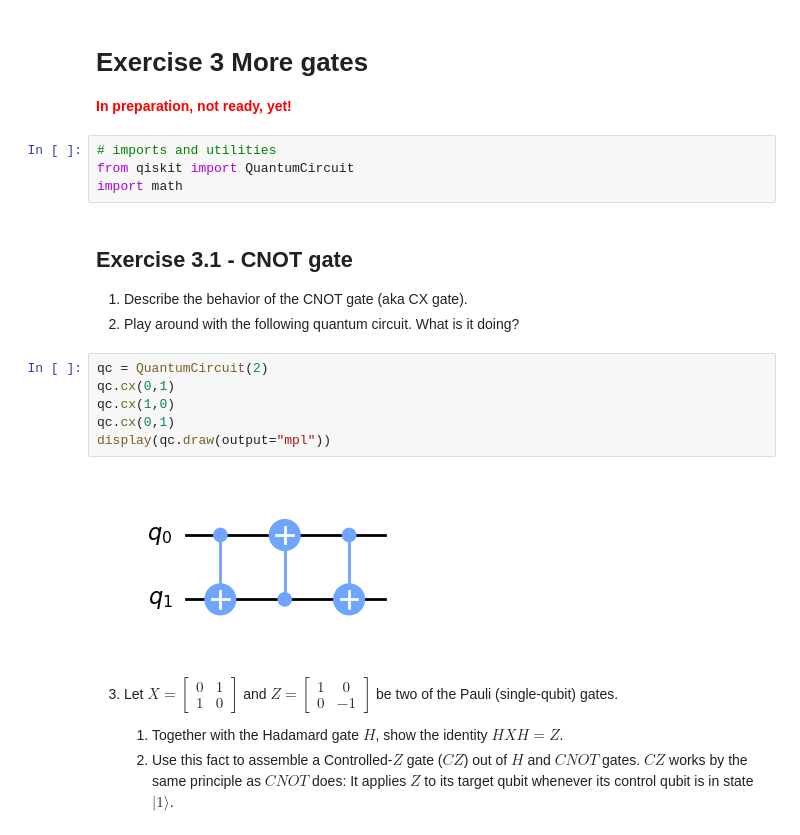
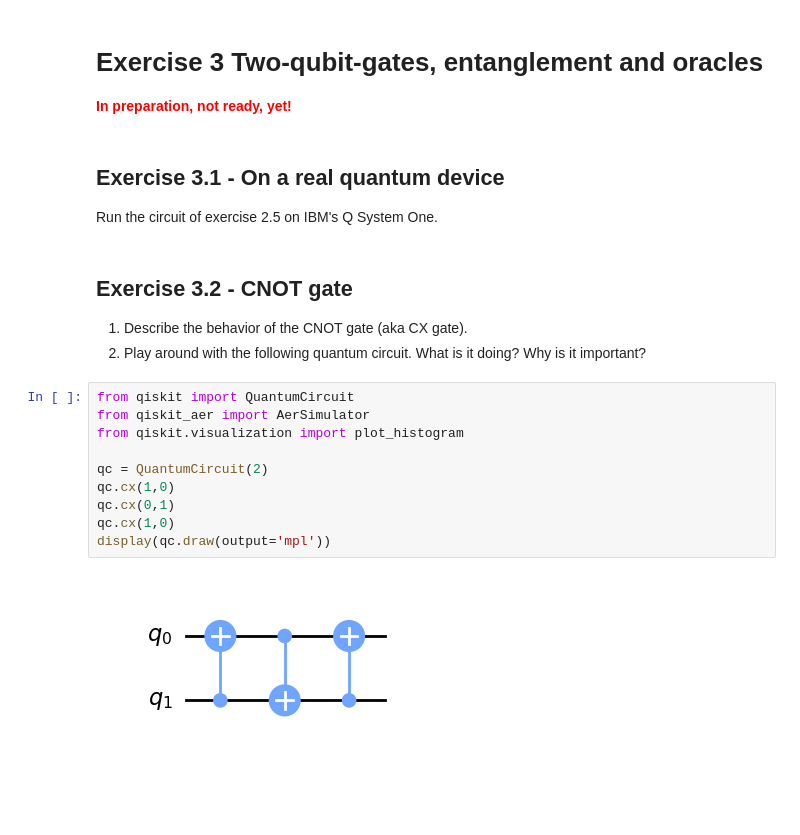
Before and after one commit to oremark24/qc-tud-2023, a Jupyter notebook: 03_More_gates.ipynb, the cells around one changed output. Saved outputs shown, nothing was run; the diff lists cells and outputs as text; blank space fills up the shorter version.

```diff
--- a/03_More_gates.ipynb
+++ b/03_More_gates.ipynb
@@ -1,26 +1,25 @@
 # %% [markdown]
-# **Exercise 3** More gates
+# **Exercise 3** Two-qubit-gates, entanglement and oracles
 
 <span style="color:red">**In preparation, not ready, yet!** </span>
-# %%
-# imports and utilities
-from qiskit import QuantumCircuit
-import math
+# %% [markdown]
+## Exercise 3.1 - On a real quantum device
+
+Run the circuit of exercise 2.5 on IBM's Q System One.
 # %% [markdown]
-## Exercise 3.1 - CNOT gate
+## Exercise 3.2 - CNOT gate
 
 1. Describe the behavior of the CNOT gate (aka CX gate).
-2. Play around with the following quantum circuit. What is it doing?
+2. Play around with the following quantum circuit. What is it doing? Why is it important?
 # %%
+from qiskit import QuantumCircuit
+from qiskit_aer import AerSimulator
+from qiskit.visualization import plot_histogram
+
 qc = QuantumCircuit(2)
+qc.cx(1,0)
 qc.cx(0,1)
 qc.cx(1,0)
-qc.cx(0,1)
-display(qc.draw(output="mpl"))
+display(qc.draw(output='mpl'))
 # %% [output]
-[figure, old version]
+[figure, new version]
-# %% [markdown]
-3. Let $X=\begin{bmatrix}0&1\\1&0\end{bmatrix}$ and $Z=\begin{bmatrix}1&0\\0&-1\end{bmatrix}$ be two of the Pauli (single-qubit) gates.
-
-    1. Together with the Hadamard gate $H$, show the identity $HXH=Z$.
-    2. Use this fact to assemble a Controlled-$Z$ gate ($CZ$) out of $H$ and $CNOT$ gates. $CZ$ works by the same principle as $CNOT$ does: It applies $Z$ to its target qubit whenever its control qubit is in state $\lvert 1\rangle$.
```
Also changed, not shown: parts of 6 cells of this notebook, 2 other files.
